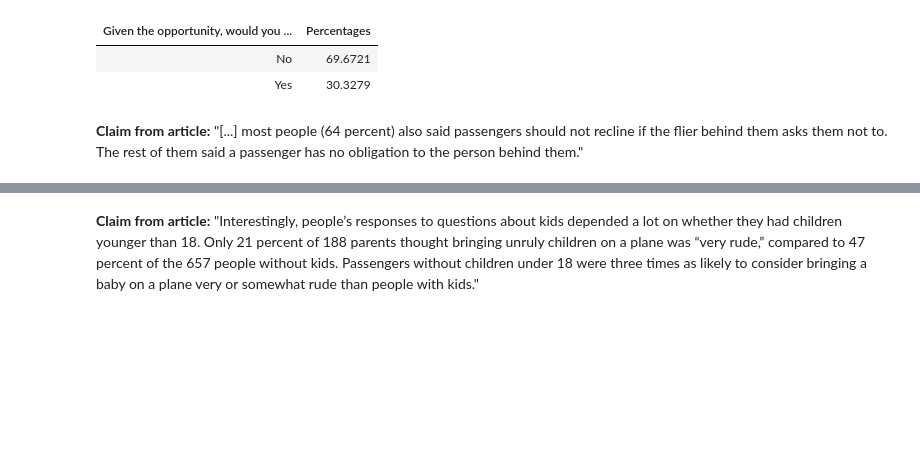
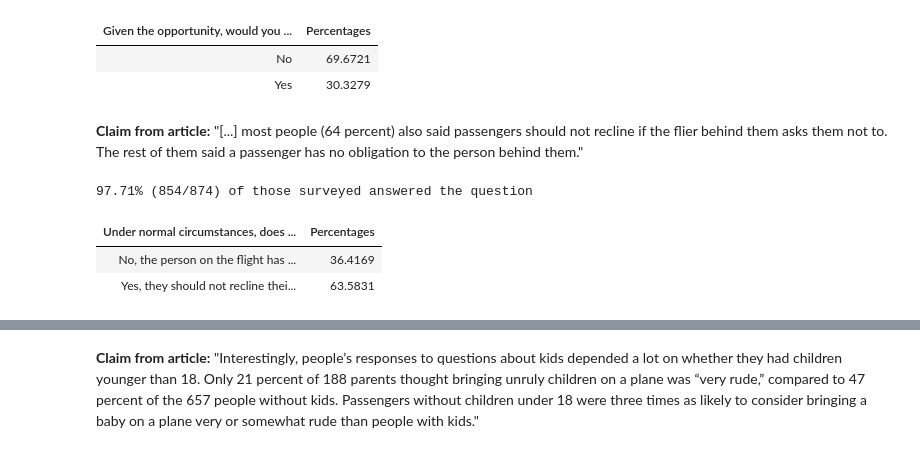
Before and after one commit to ls88-openscienceconnector/final-project-team-2, a Jupyter notebook: notebooks/airplane-analysis.ipynb, the cells around one changed output, grey strips where cells are left out. Drawn from its saved outputs; the diff is of its cells as text; code cells hidden in the pictures; blank space fills up the shorter version.

```diff
--- a/notebooks/airplane-analysis.ipynb
+++ b/notebooks/airplane-analysis.ipynb
@@ -181,3 +179,10 @@ percenatages_from_label('')
+# %%
+percentages_from_label('Under normal circumstances, does a person who reclines their seat during a flight have any obligation to the person sitting behind them?')
+# %% [output]
+97.71% (854/874) of those surveyed answered the question
+| Under normal circumstances, does ... | Percentages |
+| No, the person on the flight has ... | 36.4169 |
+| Yes, they should not recline thei... | 63.5831 |
 # %% [markdown]
 **Graph displayed from article:** "We also asked people about common aggravating behaviors on flights to determine whether those actions were very rude, somewhat rude or not rude at all."
 ![Rudeness Scale Graph](../images/hickey-datalab-flying.png)
```
Also changed, not shown: parts of 5 cells of this notebook.
